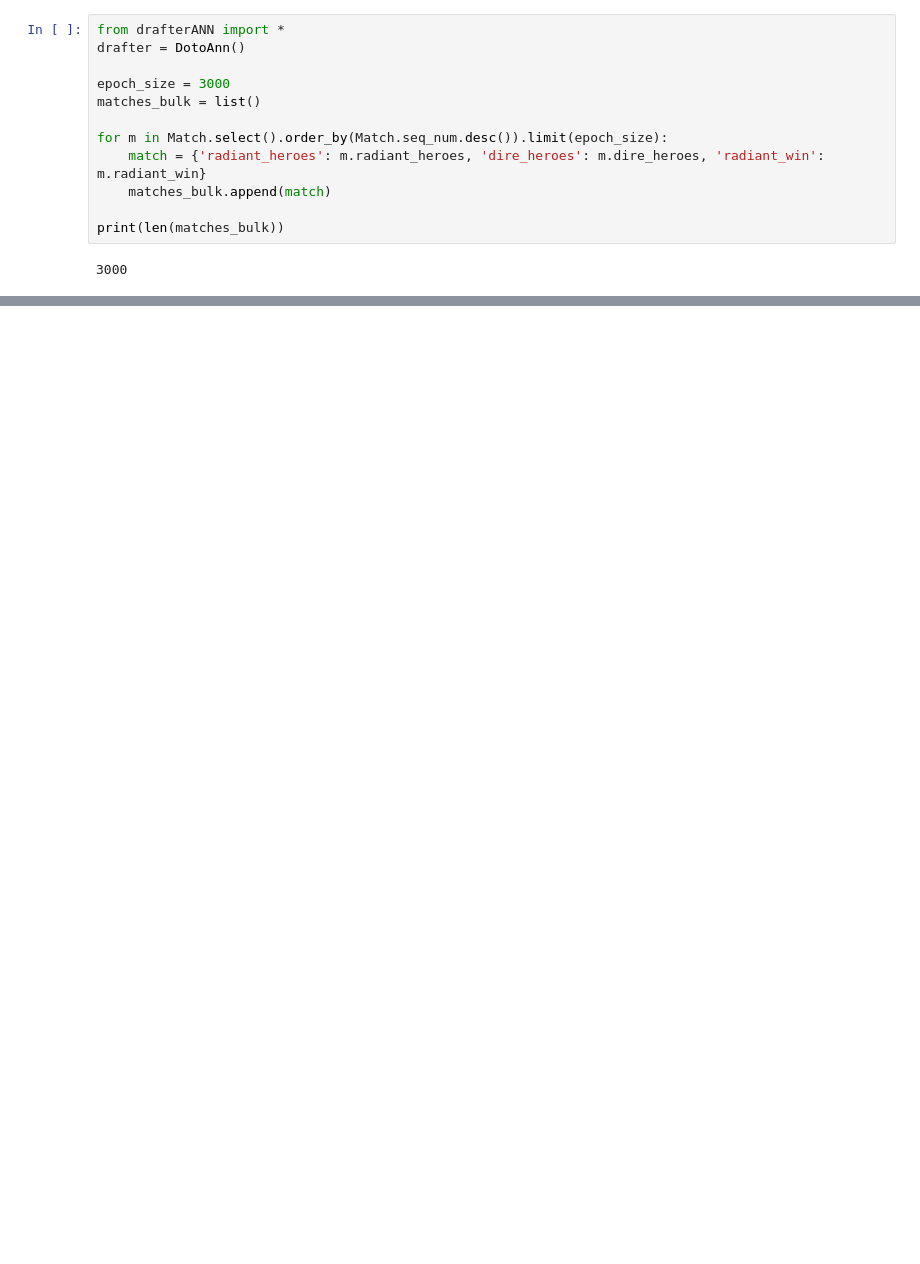
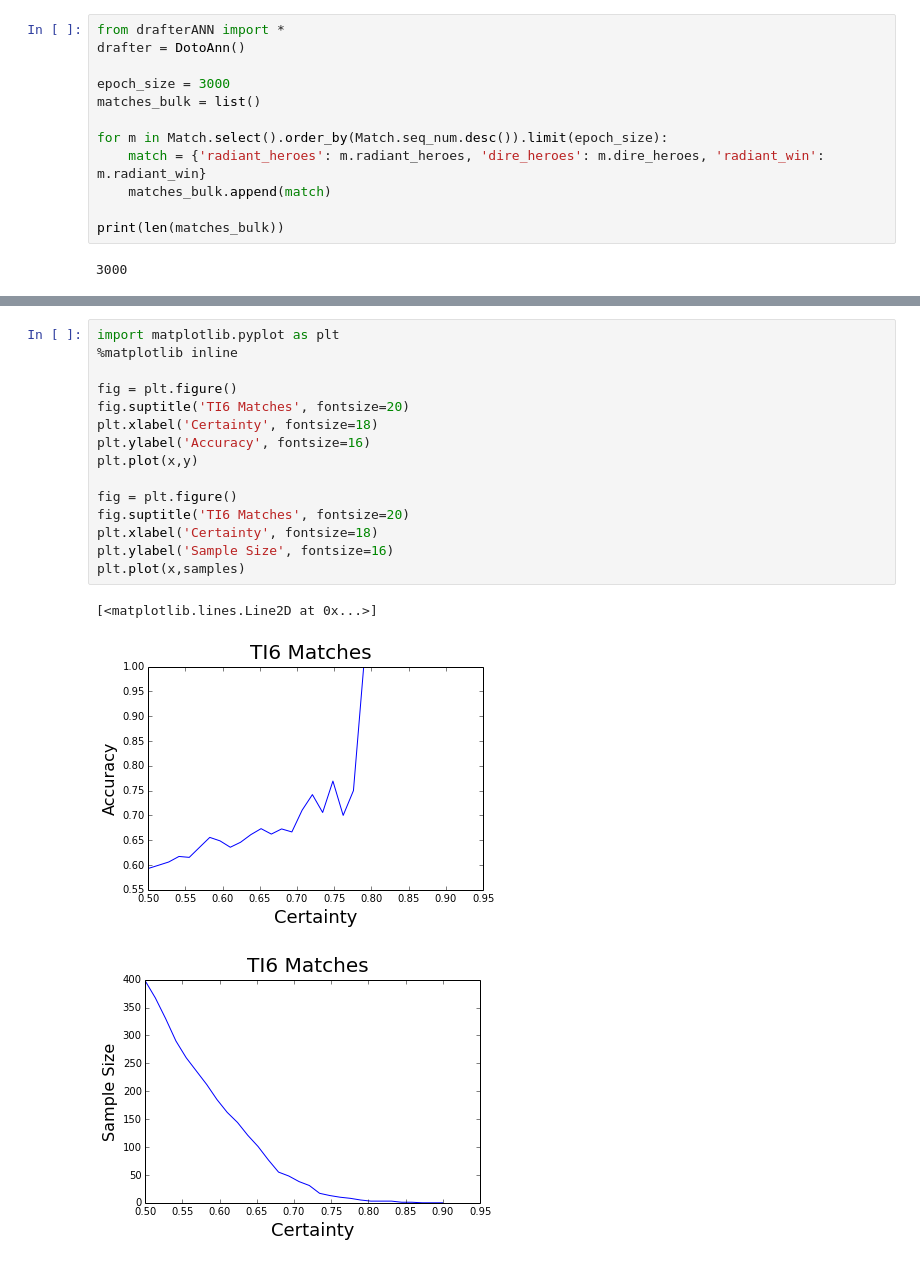
Before and after one commit to growthHyo/dotadrafter, a Jupyter notebook: test_accuracy.ipynb, the cells around one changed output, grey strips where cells are left out. Saved outputs shown, nothing was run; the diff lists cells and outputs as text; blank space fills up the shorter version.

```diff
--- a/test_accuracy.ipynb
+++ b/test_accuracy.ipynb
@@ -202,0 +266,19 @@ plt.plot(x,y)
+# %%
+import matplotlib.pyplot as plt
+%matplotlib inline
+
+fig = plt.figure()
+fig.suptitle('TI6 Matches', fontsize=20)
+plt.xlabel('Certainty', fontsize=18)
+plt.ylabel('Accuracy', fontsize=16)
+plt.plot(x,y)
+
+fig = plt.figure()
+fig.suptitle('TI6 Matches', fontsize=20)
+plt.xlabel('Certainty', fontsize=18)
+plt.ylabel('Sample Size', fontsize=16)
+plt.plot(x,samples)
+# %% [output]
+[<matplotlib.lines.Line2D at 0x...>]
+[figure, added]
+[figure, added]
```
Also changed, not shown: parts of 5 cells of this notebook, 7 other files.
